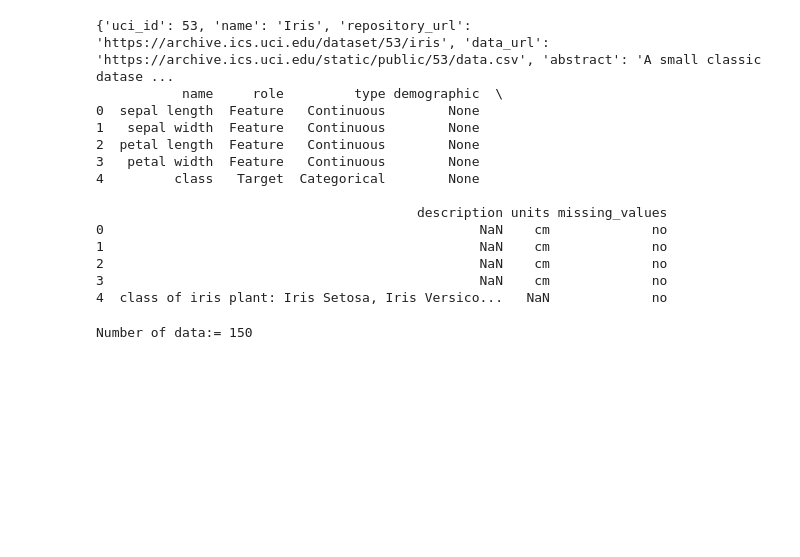
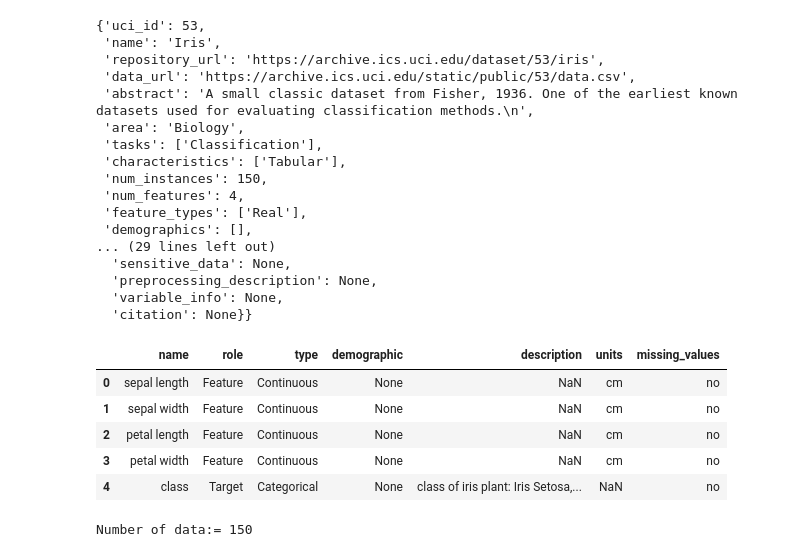
Before and after one commit to bhavik-knight/5511-a3-nn-transformers, a Jupyter notebook: src/nn_transformers.ipynb, the cells around one changed output. Saved outputs shown, nothing was run; the diff lists cells and outputs as text; code cells hidden in the pictures; blank space fills up the shorter version.

```diff
--- a/src/nn_transformers.ipynb
+++ b/src/nn_transformers.ipynb
@@ -24,31 +49,40 @@ from sklearn.model_selection import train_test_split
 # %%
 # fetch dataset
 iris = fetch_ucirepo(id=53)
 
 # data (as pandas dataframes)
-X = iris.data.features # type: ignore
-y = iris.data.targets # type: ignore
+X = iris.data.features  # type: ignore
+y = iris.data.targets  # type: ignore
 
 # metadata
-print(iris.metadata)
+display(iris.metadata)
 
 # variable information
-print(iris.variables)
+display(iris.variables)
 # %% [output]
-{'uci_id': 53, 'name': 'Iris', 'repository_url': 'https://archive.ics.uci.edu/dataset/53/iris', 'data_url': 'https://archive.ics.uci.edu/static/public/53/data.csv', 'abstract': 'A small classic datase ...
-           name     role         type demographic  \
-0  sepal length  Feature   Continuous        None
-1   sepal width  Feature   Continuous        None
-2  petal length  Feature   Continuous        None
-3   petal width  Feature   Continuous        None
-4         class   Target  Categorical        None
-
-                                         description units missing_values
-0                                                NaN    cm             no
-1                                                NaN    cm             no
-2                                                NaN    cm             no
-3                                                NaN    cm             no
-4  class of iris plant: Iris Setosa, Iris Versico...   NaN             no
+{'uci_id': 53,
+ 'name': 'Iris',
+ 'repository_url': 'https://archive.ics.uci.edu/dataset/53/iris',
+ 'data_url': 'https://archive.ics.uci.edu/static/public/53/data.csv',
+ 'abstract': 'A small classic dataset from Fisher, 1936. One of the earliest known datasets used for evaluating classification methods.\n',
+ 'area': 'Biology',
+ 'tasks': ['Classification'],
+ 'characteristics': ['Tabular'],
+ 'num_instances': 150,
+ 'num_features': 4,
+ 'feature_types': ['Real'],
+ 'demographics': [],
+... (29 lines left out)
+  'sensitive_data': None,
+  'preprocessing_description': None,
+  'variable_info': None,
+  'citation': None}}
+|  | name | role | type | demographic | description | units | missing_values |
+| 0 | sepal length | Feature | Continuous | None | NaN | cm | no |
+| 1 | sepal width | Feature | Continuous | None | NaN | cm | no |
+| 2 | petal length | Feature | Continuous | None | NaN | cm | no |
+| 3 | petal width | Feature | Continuous | None | NaN | cm | no |
+| 4 | class | Target | Categorical | None | class of iris plant: Iris Setosa,... | NaN | no |
 # %%
 # Number of Instances
 assert len(X) == len(y), "Feature / Class must have the same number of data."
```
Also changed, not shown: parts of 62 cells of this notebook, 3 other files.
